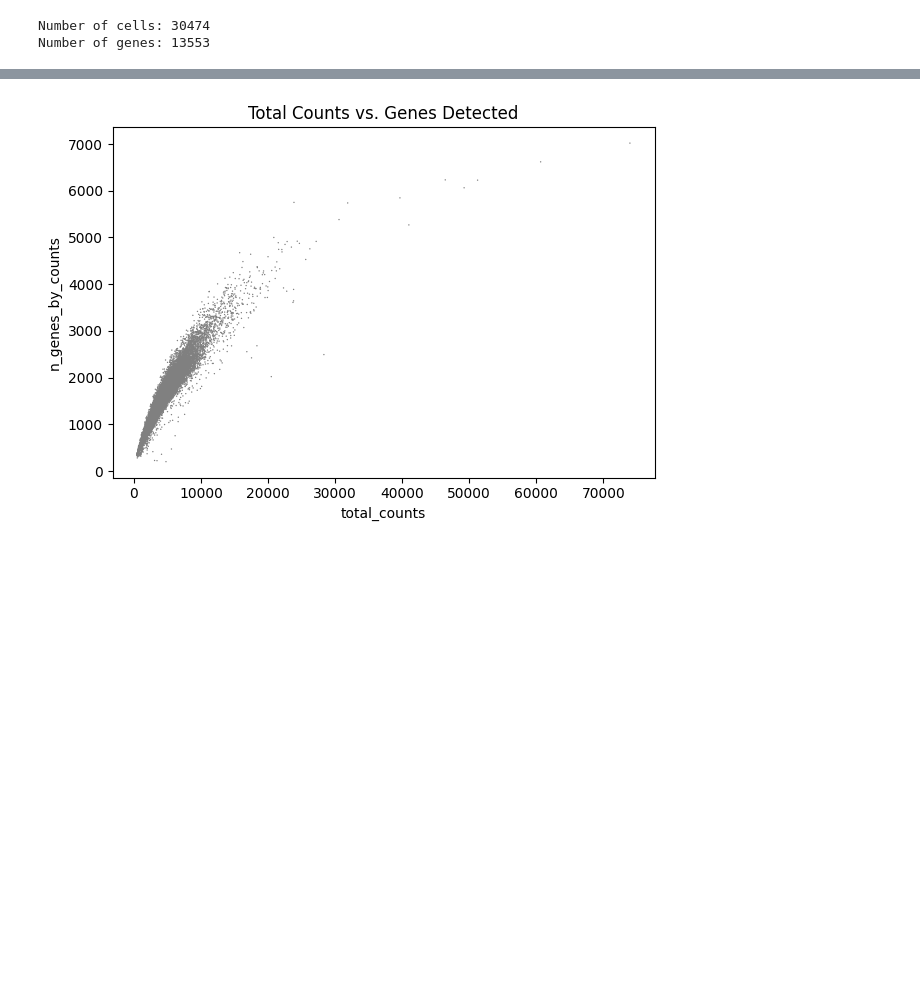
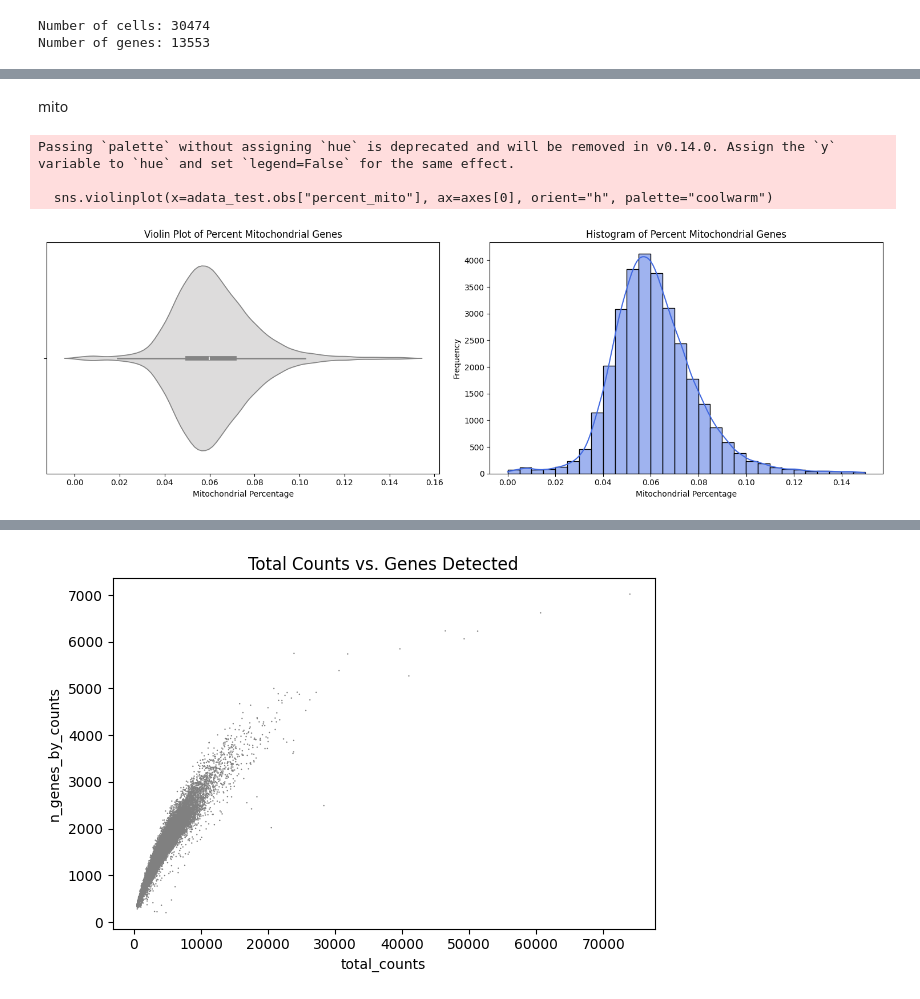
Before and after one commit to henrysaenz/eda_rna, a Jupyter notebook: _sources/EDA_test.ipynb, the cells around one changed output, grey strips where cells are left out. Cells and saved outputs as stored; diff of their text form; code cells hidden in the pictures; blank space fills up the shorter version.

```diff
--- a/_sources/EDA_test.ipynb
+++ b/_sources/EDA_test.ipynb
@@ -118,0 +200,24 @@ sc.pl.violin(adata_test, ['n_genes_by_counts', 'total_counts', 'pct_counts_in_to
+# %% [markdown]
+mito
+# %%
+# Create a 1x2 subplot
+fig, axes = plt.subplots(1, 2, figsize=(15, 5))
+
+# Left plot: Horizontal violin plot
+sns.violinplot(x=adata_test.obs["percent_mito"], ax=axes[0], orient="h", palette="coolwarm")
+axes[0].set_xlabel("Mitochondrial Percentage")
+axes[0].set_title("Violin Plot of Percent Mitochondrial Genes")
+
+# Right plot: Histogram
+sns.histplot(adata_test.obs["percent_mito"], bins=30, kde=True, ax=axes[1], color="royalblue")
+axes[1].set_xlabel("Mitochondrial Percentage")
+axes[1].set_ylabel("Frequency")
+axes[1].set_title("Histogram of Percent Mitochondrial Genes")
+
+plt.tight_layout()
+plt.show()
+# %% [output]
+Passing `palette` without assigning `hue` is deprecated and will be removed in v0.14.0. Assign the `y` variable to `hue` and set `legend=False` for the same effect.
+
+  sns.violinplot(x=adata_test.obs["percent_mito"], ax=axes[0], orient="h", palette="coolwarm")
+[figure, added]
```
Also changed, not shown: parts of 22 cells of this notebook, 17 other files.
